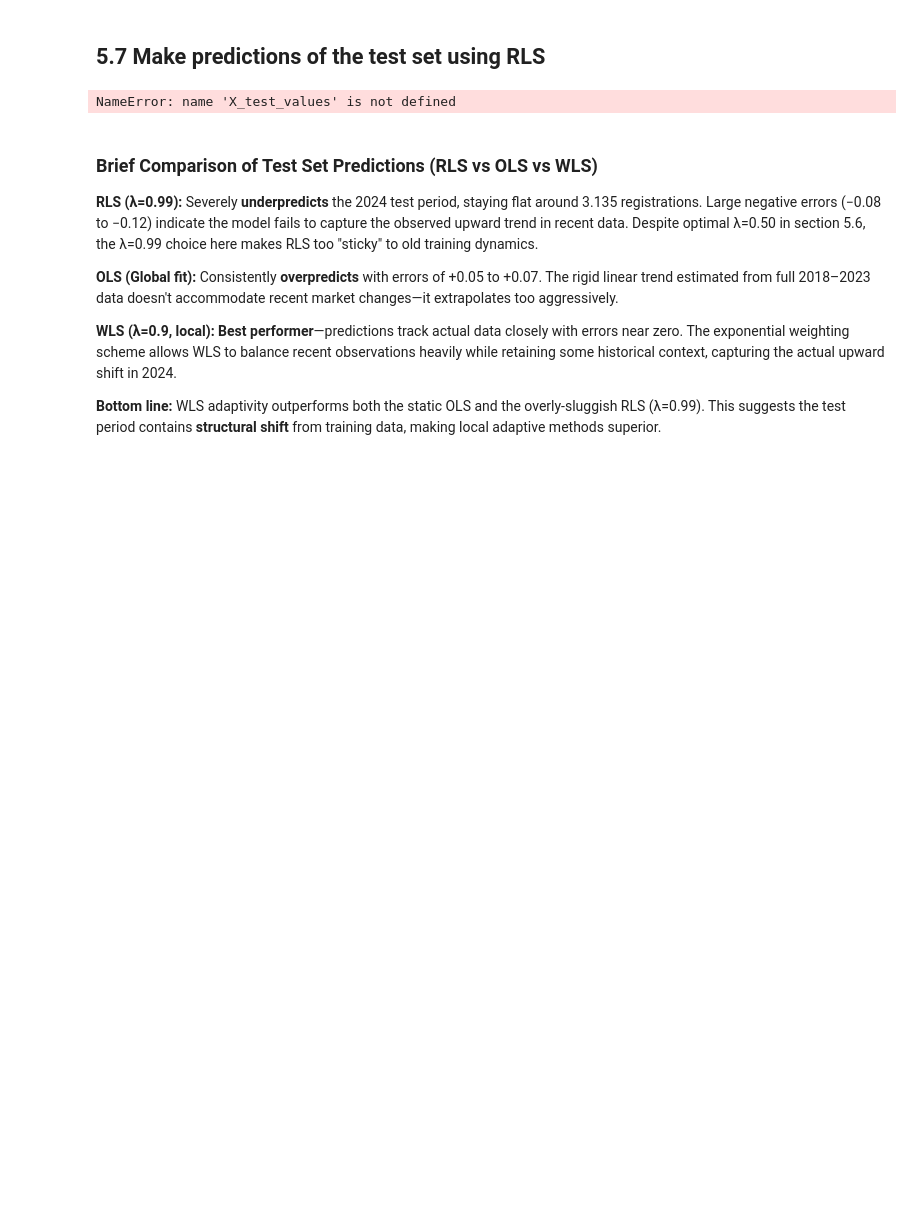
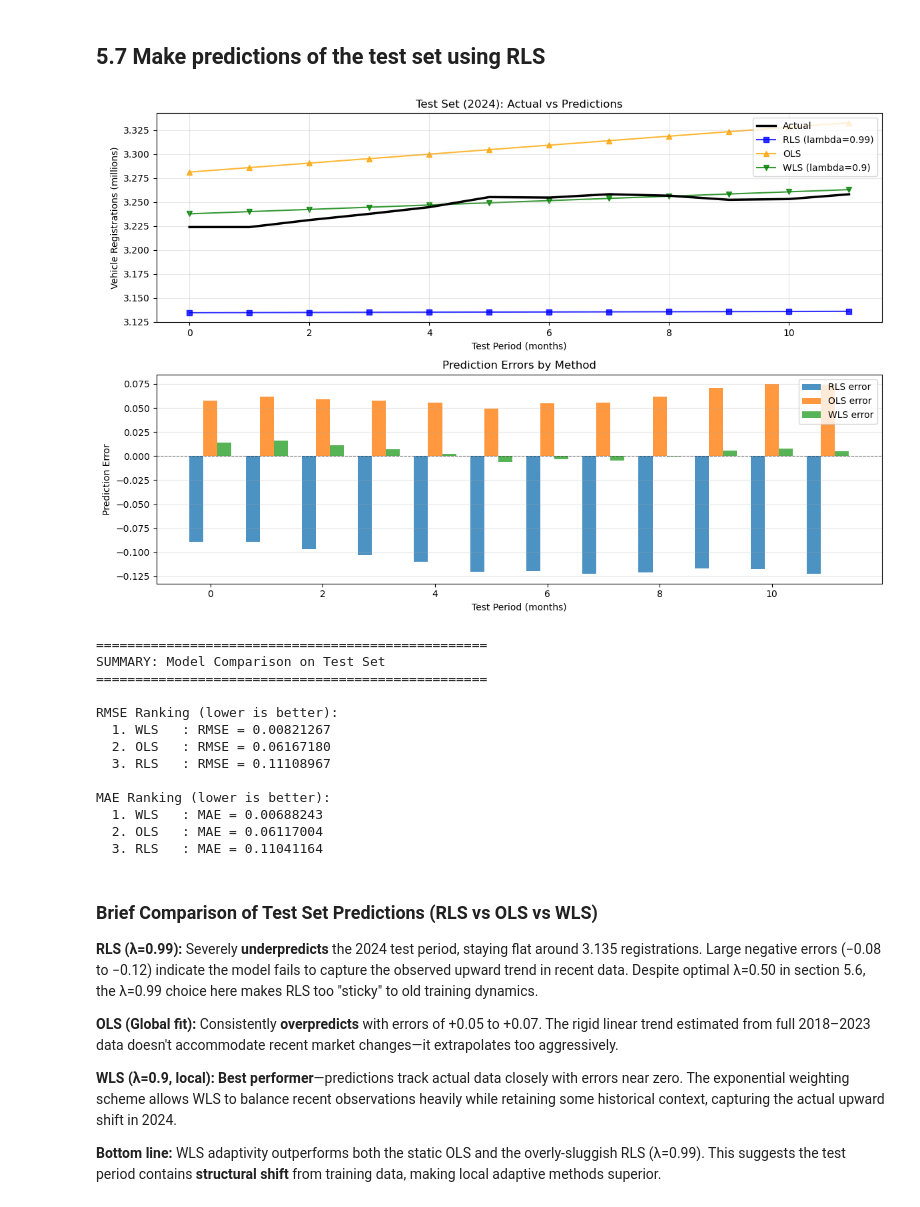
Before and after one commit to JesperDTU/TimeSeriesAnalysis_Assignments, a Jupyter notebook: Assignment1/Assignment1_Code.ipynb, the cells around one changed output. Drawn from its saved outputs; the diff is of its cells as text; code cells hidden in the pictures; blank space fills up the shorter version.

```diff
--- a/Assignment1/Assignment1_Code.ipynb
+++ b/Assignment1/Assignment1_Code.ipynb
@@ -1315,8 +1315,20 @@ Your RLS update uses $R_t = \lambda R_{t-1} + x_t x_t^T$. When λ is small (e.g.
 # 2. OLS
 # 3. WLS with lambda=0.9
 
+# Build explicit test design matrix and target values for this cell.
+X_test_values = np.column_stack([np.ones(len(Dtest)), Dtest["year"].values])
+y_test_values = Dtest["total"].values
+
+# Final RLS parameter estimate from training data using forgetting factor lambda=0.99.
+lambda_eval = 0.99
+theta_rls_path = rls_with_forgetting(X, y_vec, lambda_eval)
+theta_rls_final = theta_rls_path[-1]
+
+# Ensure OLS parameter shape is compatible for matrix multiplication.
+theta_ols_vec = np.asarray(theta_ols).reshape(-1)
+
 y_pred_rls = X_test_values @ theta_rls_final
-y_pred_ols = X_test_values @ theta_ols
+y_pred_ols = X_test_values @ theta_ols_vec
 y_pred_wls = X_test_values @ theta_wls
 
 # Compute errors
@@ -1344,9 +1356,9 @@ fig, axes = plt.subplots(2, 1, figsize=(12, 8))
 ax = axes[0]
 months_test = np.arange(len(y_test_values))
 ax.plot(months_test, y_test_values, 'k-', linewidth=2.5, label='Actual', zorder=3)
-ax.plot(months_test, y_pred_rls, 'bs-', markersize=6, linewidth=1.5, label=f'RLS (λ=0.99)', alpha=0.8, zorder=2)
-ax.plot(months_test, y_pred_ols, '^-', color='orange', markersize=6, linewidth=1.5, label=f'OLS', alpha=0.8, zorder=1)
-ax.plot(months_test, y_pred_wls, 'gv-', markersize=6, linewidth=1.5, label=f'WLS (λ=0.9)', alpha=0.8, zorder=1)
+ax.plot(months_test, y_pred_rls, 'bs-', markersize=6, linewidth=1.5, label='RLS (lambda=0.99)', alpha=0.8, zorder=2)
+ax.plot(months_test, y_pred_ols, '^-', color='orange', markersize=6, linewidth=1.5, label='OLS', alpha=0.8, zorder=1)
+ax.plot(months_test, y_pred_wls, 'gv-', markersize=6, linewidth=1.5, label='WLS (lambda=0.9)', alpha=0.8, zorder=1)
 
 ax.set_xlabel('Test Period (months)')
 ax.set_ylabel('Vehicle Registrations (millions)')
@@ -1363,34 +1375,47 @@ ax.bar(months_test + 0.25, error_wls, width=0.25, label='WLS error', alpha=0.8)
 ax.axhline(y=0, color='k', linestyle='--', linewidth=0.8, alpha=0.5)
 ax.set_xlabel('Test Period (months)')
 ax.set_ylabel('Prediction Error')
 ax.set_title('Prediction Errors by Method')
 ax.legend(loc='best', fontsize=10)
 ax.grid(True, alpha=0.3, axis='y')
 
 plt.tight_layout()
 plt.show()
 
 # Summary comparison
 print("\n" + "="*50)
 print("SUMMARY: Model Comparison on Test Set")
 print("="*50)
 models_performance = {
     'RLS': {'RMSE': rmse_rls, 'MAE': mae_rls},
     'OLS': {'RMSE': rmse_ols, 'MAE': mae_ols},
     'WLS': {'RMSE': rmse_wls, 'MAE': mae_wls},
 }
 
 print("\nRMSE Ranking (lower is better):")
 rmse_ranking = sorted(models_performance.items(), key=lambda x: x[1]['RMSE'])
 for rank, (model, metrics) in enumerate(rmse_ranking, 1):
     print(f"  {rank}. {model:5} : RMSE = {metrics['RMSE']:.8f}")
 
 print("\nMAE Ranking (lower is better):")
 mae_ranking = sorted(models_performance.items(), key=lambda x: x[1]['MAE'])
 for rank, (model, metrics) in enumerate(mae_ranking, 1):
     print(f"  {rank}. {model:5} : MAE = {metrics['MAE']:.8f}")
 # %% [output]
+[figure, added]
-NameError: name 'X_test_values' is not defined
+==================================================
+SUMMARY: Model Comparison on Test Set
+==================================================
+
+RMSE Ranking (lower is better):
+  1. WLS   : RMSE = 0.00821267
+  2. OLS   : RMSE = 0.06167180
+  3. RLS   : RMSE = 0.11108967
+
+MAE Ranking (lower is better):
+  1. WLS   : MAE = 0.00688243
+  2. OLS   : MAE = 0.06117004
+  3. RLS   : MAE = 0.11041164
 # %% [markdown]
 ### Brief Comparison of Test Set Predictions (RLS vs OLS vs WLS)
 
```
Also changed, not shown: 1 other file.
